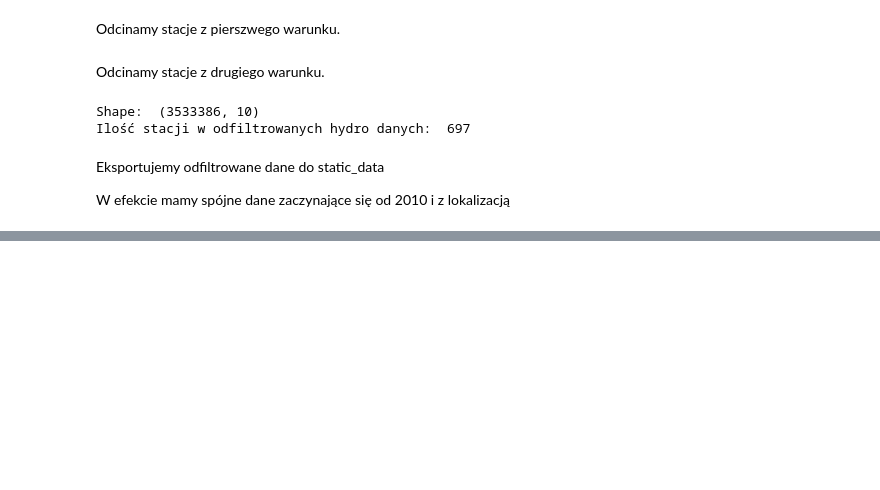
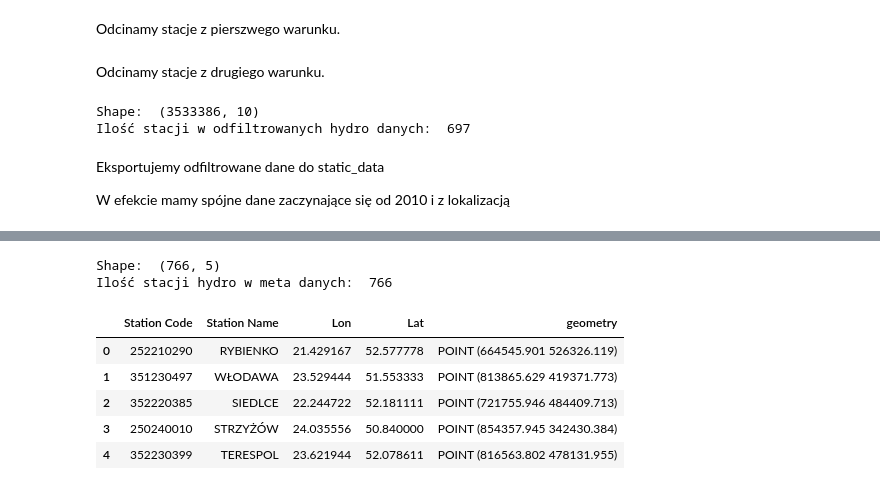
Before and after one commit to eo-agh/daes-project-2425-alt, a Jupyter notebook: notebooks/tymek_preprocessing.ipynb, the cells around one changed output, grey strips where cells are left out. Drawn from its saved outputs; the diff is of its cells as text; code cells hidden in the pictures; blank space fills up the shorter version.

```diff
--- a/notebooks/tymek_preprocessing.ipynb
+++ b/notebooks/tymek_preprocessing.ipynb
@@ -143,0 +240,14 @@ Czekam na dostarczenie danych czysto meteo, zamiast synoptycznych.
+# %%
+gdf = get_meteo_metadata()
+print("Shape: ", gdf.shape)
+print("Ilość stacji hydro w meta danych: ",gdf["Station Code"].nunique())
+gdf.head()
+# %% [output]
+Shape:  (766, 5)
+Ilość stacji hydro w meta danych:  766
+|  | Station Code | Station Name | Lon | Lat | geometry |
+| 0 | 252210290 | RYBIENKO | 21.429167 | 52.577778 | POINT (664545.901 526326.119) |
+| 1 | 351230497 | WŁODAWA | 23.529444 | 51.553333 | POINT (813865.629 419371.773) |
+| 2 | 352220385 | SIEDLCE | 22.244722 | 52.181111 | POINT (721755.946 484409.713) |
+| 3 | 250240010 | STRZYŻÓW | 24.035556 | 50.840000 | POINT (854357.945 342430.384) |
+| 4 | 352230399 | TERESPOL | 23.621944 | 52.078611 | POINT (816563.802 478131.955) |
```
Also changed, not shown: parts of 20 cells of this notebook.
